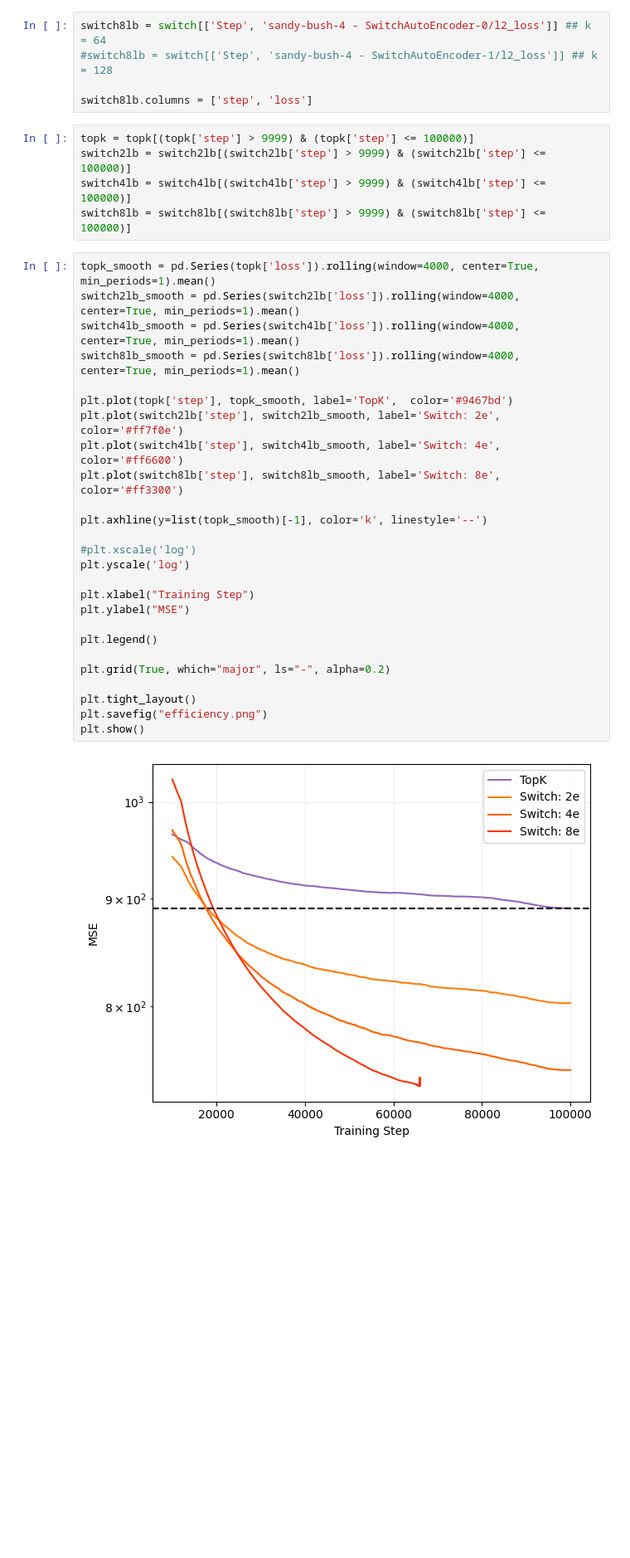
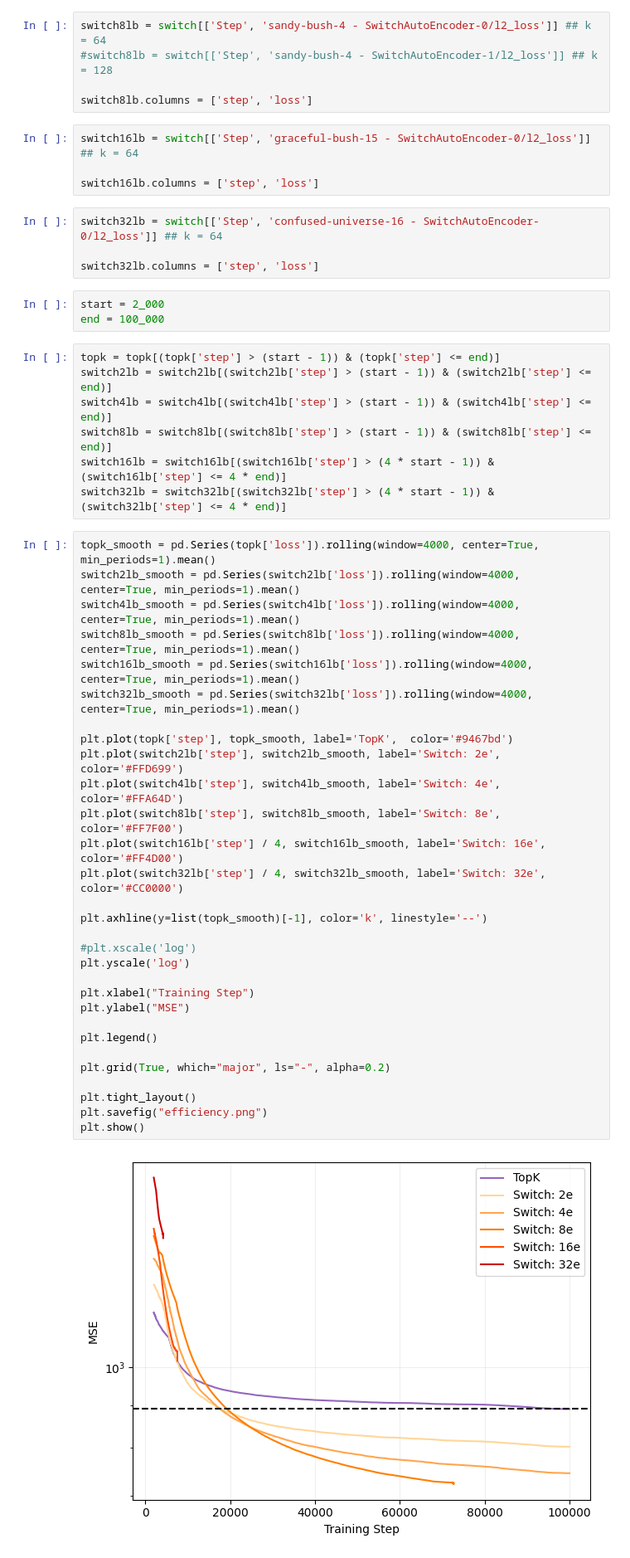
Before and after one commit to amudide/switch_sae, a Jupyter notebook: results/efficiency/efficiency.ipynb, the cells around one changed output. Shown at 83% size. Cells and saved outputs as stored; diff of their text form; blank space fills up the shorter version.

Commit message:
update config steps for huge runs with less batch size

```diff
--- a/results/efficiency/efficiency.ipynb
+++ b/results/efficiency/efficiency.ipynb
@@ -29,36 +29,53 @@ switch8lb = switch[['Step', 'sandy-bush-4 - SwitchAutoEncoder-0/l2_loss']] ## k
 #switch8lb = switch[['Step', 'sandy-bush-4 - SwitchAutoEncoder-1/l2_loss']] ## k = 128
 
 switch8lb.columns = ['step', 'loss']
+# %%
+switch16lb = switch[['Step', 'graceful-bush-15 - SwitchAutoEncoder-0/l2_loss']] ## k = 64
+
+switch16lb.columns = ['step', 'loss']
+# %%
+switch32lb = switch[['Step', 'confused-universe-16 - SwitchAutoEncoder-0/l2_loss']] ## k = 64
+
+switch32lb.columns = ['step', 'loss']
+# %%
+start = 2_000
+end = 100_000
 # %%
-topk = topk[(topk['step'] > 9999) & (topk['step'] <= 100000)]
-switch2lb = switch2lb[(switch2lb['step'] > 9999) & (switch2lb['step'] <= 100000)]
-switch4lb = switch4lb[(switch4lb['step'] > 9999) & (switch4lb['step'] <= 100000)]
-switch8lb = switch8lb[(switch8lb['step'] > 9999) & (switch8lb['step'] <= 100000)]
+topk = topk[(topk['step'] > (start - 1)) & (topk['step'] <= end)]
+switch2lb = switch2lb[(switch2lb['step'] > (start - 1)) & (switch2lb['step'] <= end)]
+switch4lb = switch4lb[(switch4lb['step'] > (start - 1)) & (switch4lb['step'] <= end)]
+switch8lb = switch8lb[(switch8lb['step'] > (start - 1)) & (switch8lb['step'] <= end)]
+switch16lb = switch16lb[(switch16lb['step'] > (4 * start - 1)) & (switch16lb['step'] <= 4 * end)]
+switch32lb = switch32lb[(switch32lb['step'] > (4 * start - 1)) & (switch32lb['step'] <= 4 * end)]
 # %%
 topk_smooth = pd.Series(topk['loss']).rolling(window=4000, center=True, min_periods=1).mean()
 switch2lb_smooth = pd.Series(switch2lb['loss']).rolling(window=4000, center=True, min_periods=1).mean()
 switch4lb_smooth = pd.Series(switch4lb['loss']).rolling(window=4000, center=True, min_periods=1).mean()
 switch8lb_smooth = pd.Series(switch8lb['loss']).rolling(window=4000, center=True, min_periods=1).mean()
+switch16lb_smooth = pd.Series(switch16lb['loss']).rolling(window=4000, center=True, min_periods=1).mean()
+switch32lb_smooth = pd.Series(switch32lb['loss']).rolling(window=4000, center=True, min_periods=1).mean()
 
 plt.plot(topk['step'], topk_smooth, label='TopK',  color='#9467bd')
-plt.plot(switch2lb['step'], switch2lb_smooth, label='Switch: 2e',  color='#ff7f0e')
-plt.plot(switch4lb['step'], switch4lb_smooth, label='Switch: 4e',  color='#ff6600')
-plt.plot(switch8lb['step'], switch8lb_smooth, label='Switch: 8e',  color='#ff3300')
+plt.plot(switch2lb['step'], switch2lb_smooth, label='Switch: 2e',  color='#FFD699')
+plt.plot(switch4lb['step'], switch4lb_smooth, label='Switch: 4e',  color='#FFA64D')
+plt.plot(switch8lb['step'], switch8lb_smooth, label='Switch: 8e',  color='#FF7F00')
+plt.plot(switch16lb['step'] / 4, switch16lb_smooth, label='Switch: 16e',  color='#FF4D00')
+plt.plot(switch32lb['step'] / 4, switch32lb_smooth, label='Switch: 32e',  color='#CC0000')
 
 plt.axhline(y=list(topk_smooth)[-1], color='k', linestyle='--')
 
 #plt.xscale('log')
 plt.yscale('log')
 
 plt.xlabel("Training Step")
 plt.ylabel("MSE")
 
 plt.legend()
 
 plt.grid(True, which="major", ls="-", alpha=0.2)
 
 plt.tight_layout()
 plt.savefig("efficiency.png")
 plt.show()
 # %% [output]
-[figure, old version]
+[figure, new version]
```
Also changed, not shown: 3 other files.
